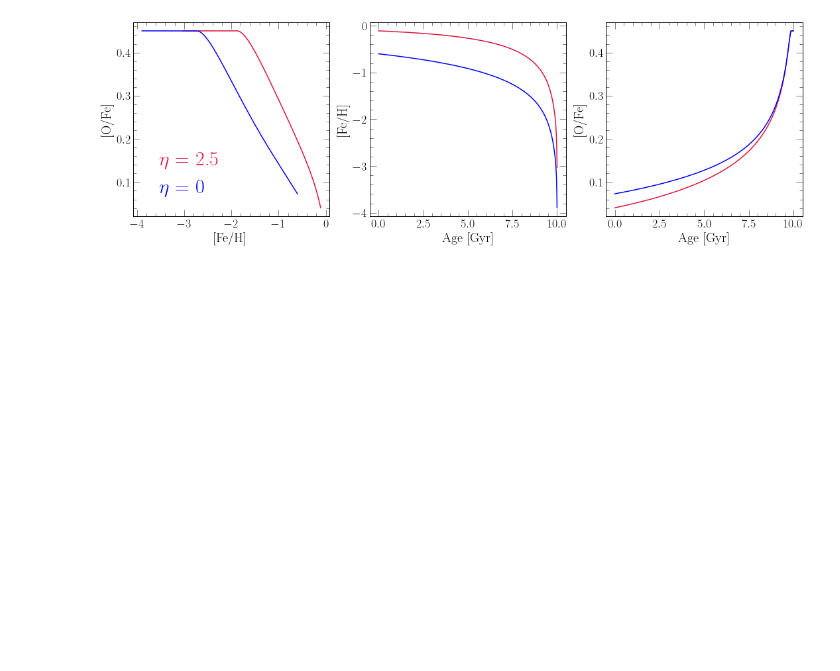
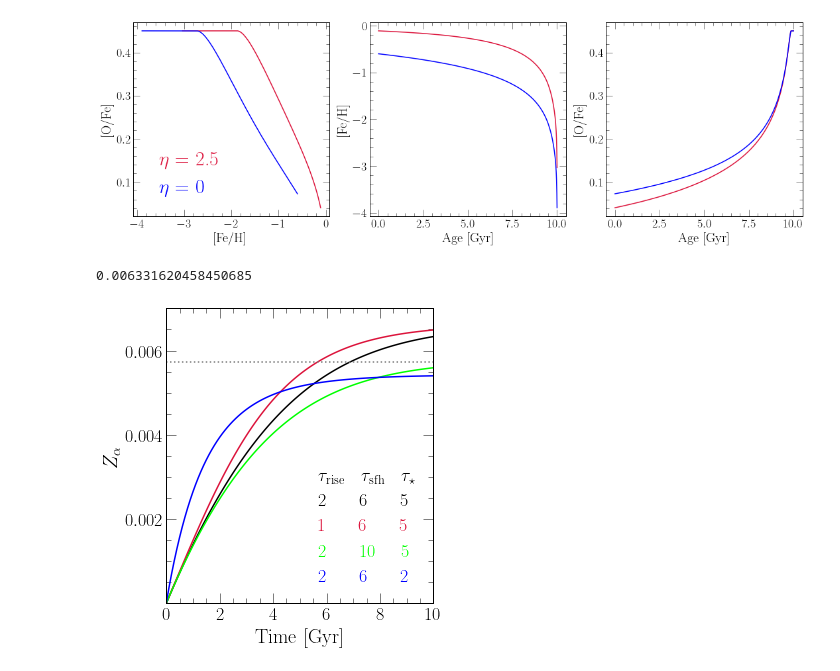
Before and after one commit to giganano/outflows, a Jupyter notebook: notebooks/onezone.ipynb, the cells around one changed output. Saved outputs shown, nothing was run; the diff lists cells and outputs as text; code cells hidden in the pictures; blank space fills up the shorter version.

```diff
--- a/notebooks/onezone.ipynb
+++ b/notebooks/onezone.ipynb
@@ -116,0 +144,74 @@ plt.show()
+# %%
+test = analytic_Zalpha()
+print(test(10))
+# %% [output]
+0.006331620458450685
+# %%
+fig = plt.figure(figsize = (5, 5))
+ax = fig.add_subplot(111)
+ax.set_xlabel("Time [Gyr]")
+ax.set_ylabel(r"$Z_\alpha$")
+ax.set_xlim([0, 10])
+ax.set_ylim([0, 0.007])
+ax.set_xticks(range(0, 11, 2))
+ax.set_yticks([0.002, 0.004, 0.006])
+
+kwargs = {
+    "c": named_colors()["white"],
+    "label": r"$\tau_\text{rise}$\quad$\tau_\text{sfh}$\quad$\tau_\star$"
+}
+ax.plot([-1, 0], [-1, 0], **kwargs)
+
+model = analytic_Zalpha()
+
+# taurise, tausfh, taustar
+kwargs["c"] = named_colors()["black"]
+kwargs["label"] = "2\qquad6\qquad5"
+xvals = np.linspace(0, 10, 101)
+yvals = [model(x) for x in xvals]
+ax.plot(xvals, yvals, **kwargs)
+
+model.taurise = 1
+kwargs["c"] = named_colors()["crimson"]
+kwargs["label"] = "1\qquad6\qquad5"
+yvals = [model(x) for x in xvals]
+ax.plot(xvals, yvals, **kwargs)
+
+model.taurise = 2
+model.tausfh = 10
+kwargs["c"] = named_colors()["lime"]
+kwargs["label"] = "2\qquad10\quad\;\;5"
+yvals = [model(x) for x in xvals]
+ax.plot(xvals, yvals, **kwargs)
+
+model.tausfh = 6
+model.taustar = 2
+kwargs["c"] = named_colors()["blue"]
+kwargs["label"] = "2\qquad6\qquad2"
+yvals = [model(x) for x in xvals]
+ax.plot(xvals, yvals, **kwargs)
+
+# model.taustar = 5
+# model.eta = 5
+# kwargs["c"] = named_colors()["darkviolet"]
+# kwargs["label"] = "2~~~~~6~~~~~5~~~~~5"
+# yvals = [model(x) for x in xvals]
+# ax.plot(xvals, yvals, **kwargs)
+
+ax.axhline(vice.solar_z['o'], linestyle = ':', c = named_colors()["grey"])
+
+kwargs = {
+    "loc": mpl_loc("lower right"),
+    "bbox_to_anchor": (0.99, 0.01),
+    "ncol": 1
+}
+leg = ax.legend(**kwargs)
+for i in range(1, 5):
+    leg.get_texts()[i].set_color(["black", "crimson", "lime", "blue"][i - 1])
+    leg.legendHandles[i].set_visible(False)
+
+plt.tight_layout()
+plt.savefig("../latex/onezone-mdfs/vartimescales.pdf")
+plt.show()
+# %% [output]
+[figure, added]
```
Also changed, not shown: parts of 2 cells of this notebook, 3 other files.
